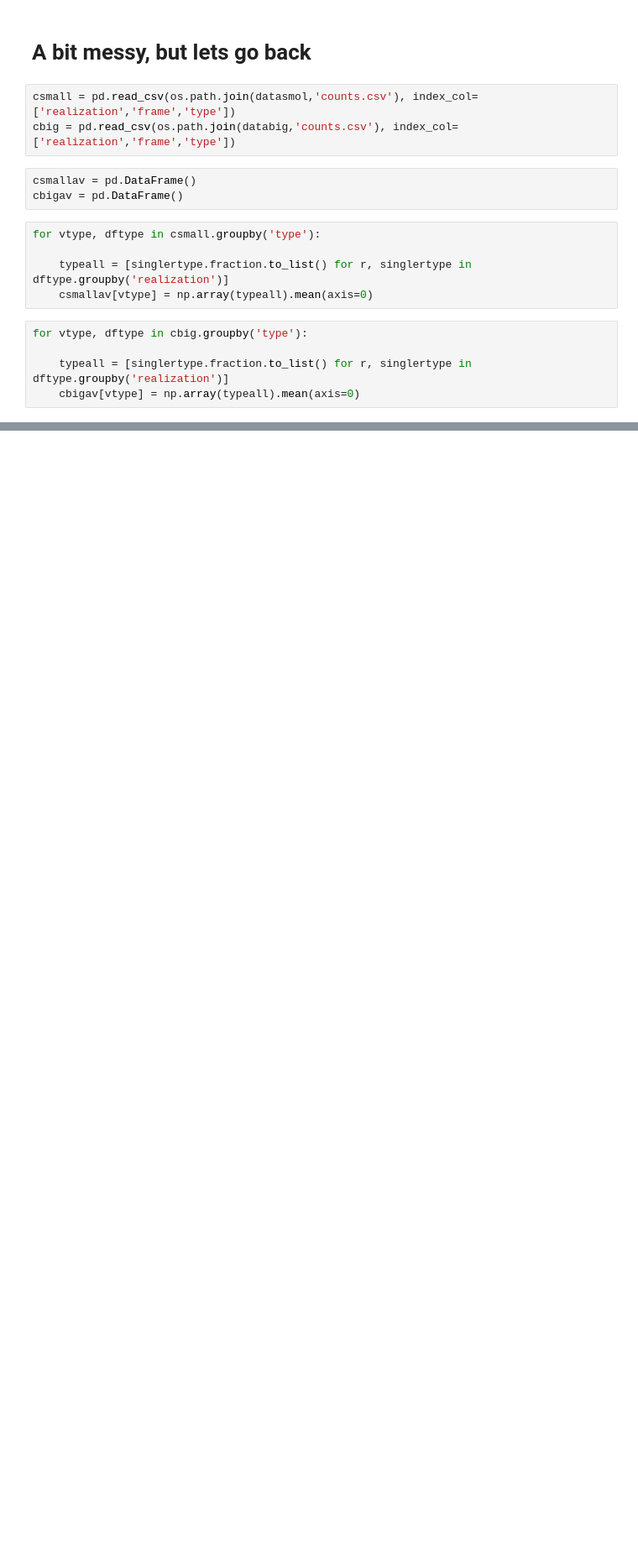
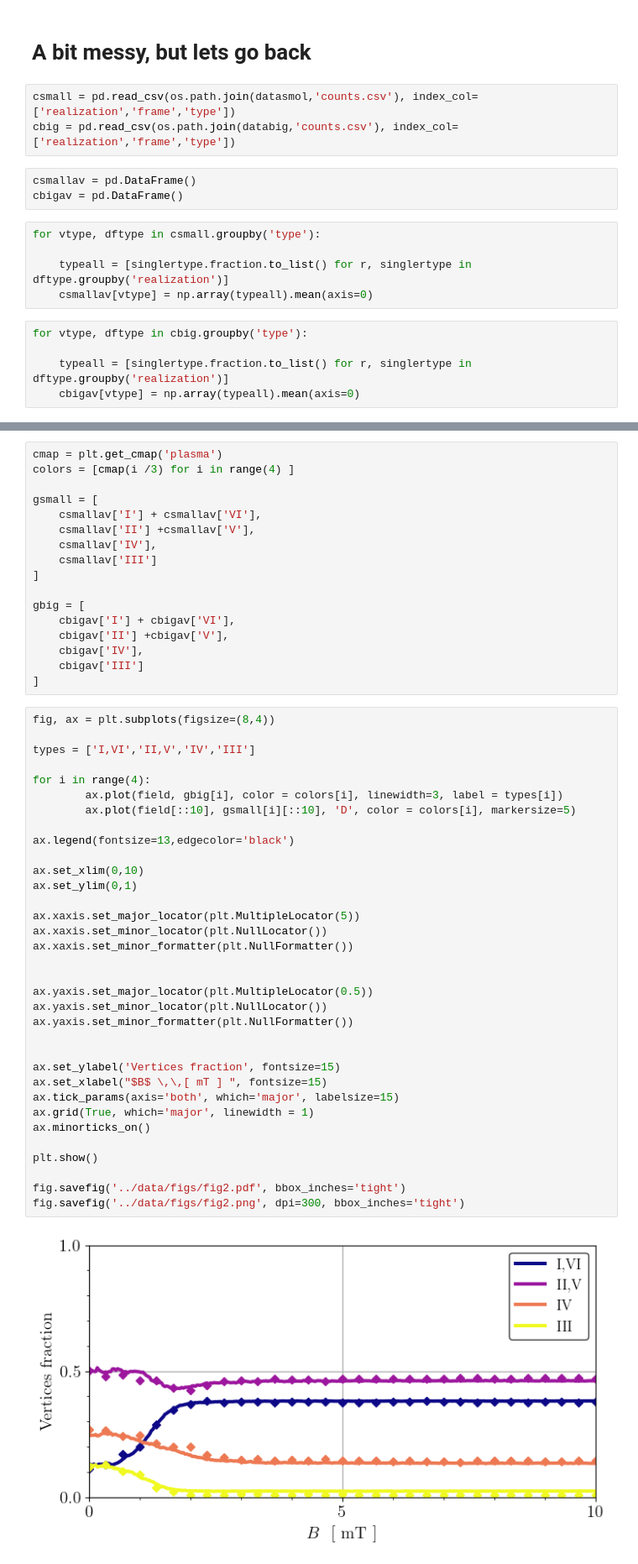
Before and after one commit to leogabac/stuckgs, a Jupyter notebook: src/fig2.ipynb, the cells around one changed output, grey strips where cells are left out. Shown at 84% size. Saved outputs shown, nothing was run; the diff lists cells and outputs as text; blank space fills up the shorter version.

```diff
--- a/src/fig2.ipynb
+++ b/src/fig2.ipynb
@@ -86,3 +84,56 @@ yticks = [0,0.3,0.6]
+# %%
+cmap = plt.get_cmap('plasma')
+colors = [cmap(i /3) for i in range(4) ]
+
+gsmall = [
+    csmallav['I'] + csmallav['VI'],
+    csmallav['II'] +csmallav['V'],
+    csmallav['IV'],
+    csmallav['III']
+]
+
+gbig = [
+    cbigav['I'] + cbigav['VI'],
+    cbigav['II'] +cbigav['V'],
+    cbigav['IV'],
+    cbigav['III']
+]
+# %%
+fig, ax = plt.subplots(figsize=(8,4))
+
+types = ['I,VI','II,V','IV','III']
+
+for i in range(4):
+        ax.plot(field, gbig[i], color = colors[i], linewidth=3, label = types[i])
+        ax.plot(field[::10], gsmall[i][::10], 'D', color = colors[i], markersize=5)
+
+ax.legend(fontsize=13,edgecolor='black')
+
+ax.set_xlim(0,10)
+ax.set_ylim(0,1)
+
+ax.xaxis.set_major_locator(plt.MultipleLocator(5))
+ax.xaxis.set_minor_locator(plt.NullLocator())
+ax.xaxis.set_minor_formatter(plt.NullFormatter())
+
+
+ax.yaxis.set_major_locator(plt.MultipleLocator(0.5))
+ax.yaxis.set_minor_locator(plt.NullLocator())
+ax.yaxis.set_minor_formatter(plt.NullFormatter())
+
+
+ax.set_ylabel('Vertices fraction', fontsize=15)
+ax.set_xlabel("$B$ \,\,[ mT ] ", fontsize=15)
+ax.tick_params(axis='both', which='major', labelsize=15)
+ax.grid(True, which='major', linewidth = 1)
+ax.minorticks_on()
+
+plt.show()
+
+fig.savefig('../data/figs/fig2.pdf', bbox_inches='tight')
+fig.savefig('../data/figs/fig2.png', dpi=300, bbox_inches='tight')
+# %% [output]
+[figure, added]
 # %%
 fig, axes = plt.subplots(2,1,figsize=(8,4))
 
```
Also changed, not shown: parts of 2 cells of this notebook, 3 other files.
